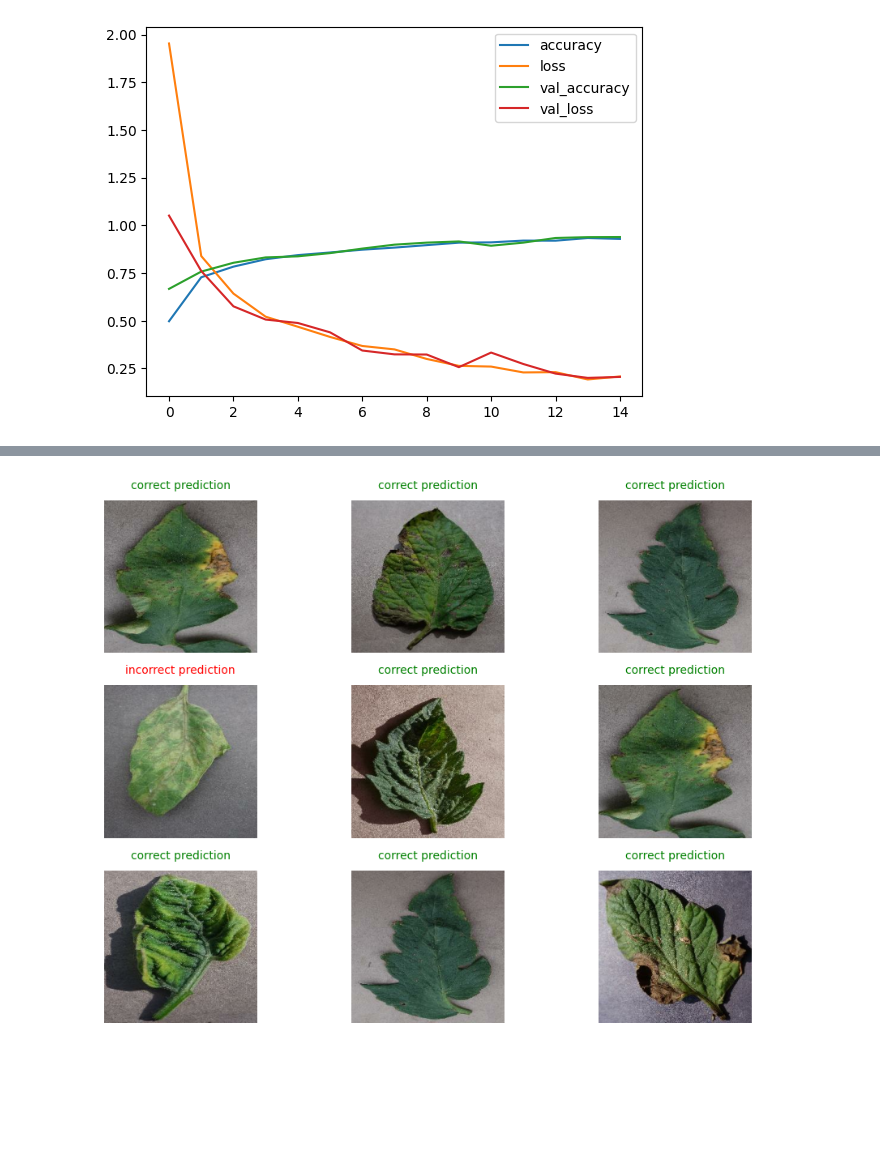
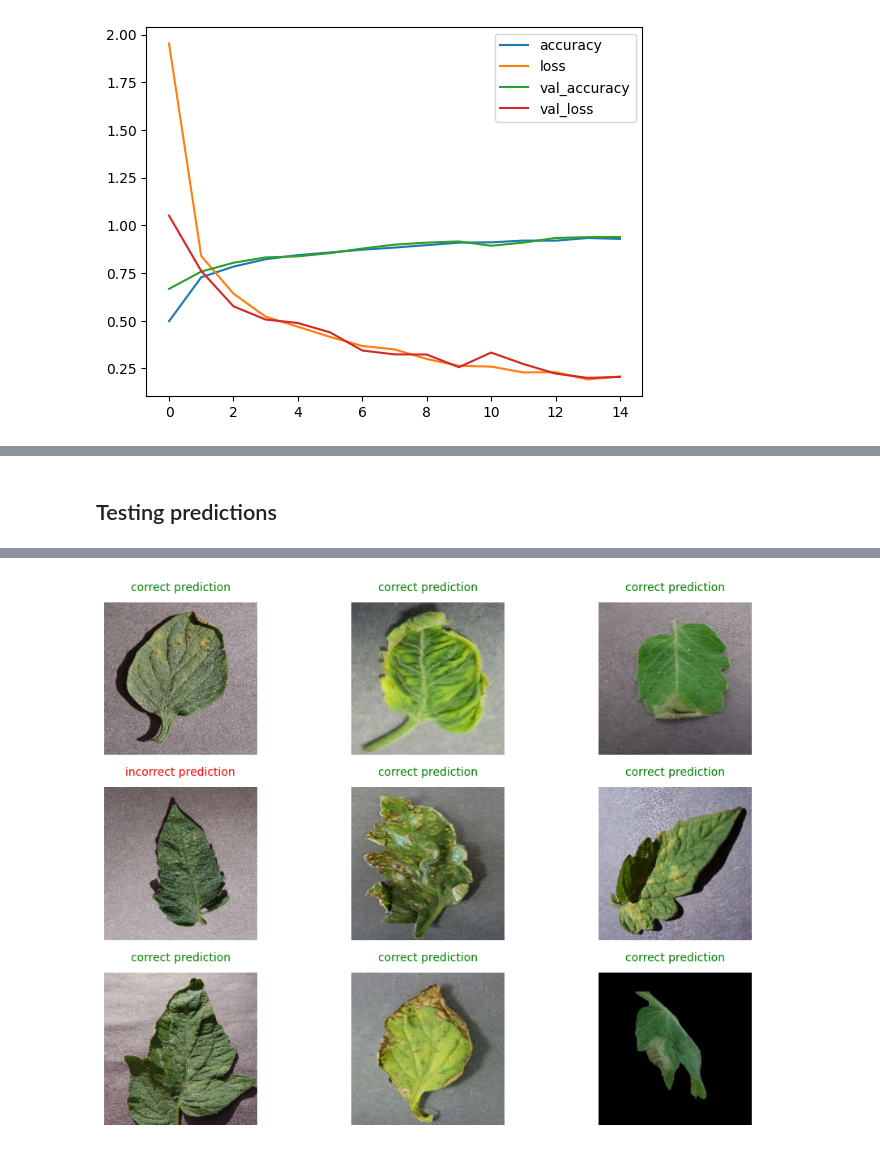
Before and after one commit to abduIbari/plantvillage, a Jupyter notebook: model.ipynb, the cells around one changed output, grey strips where cells are left out. Saved outputs shown, nothing was run; the diff lists cells and outputs as text; code cells hidden in the pictures; blank space fills up the shorter version.

```diff
--- a/model.ipynb
+++ b/model.ipynb
@@ -143,23 +211,27 @@ model3.evaluate(test_data)
+# %% [markdown]
+## Testing predictions
 # %%
-def test_predictions(batch):
+def test_predictions(test_data, y_test=true_labels, y_pred=predicted_labels):
     plt.figure(figsize=(10,7))
 
-    for image_batch, label_batch in batch:
-        predictions = model3.predict(image_batch, batch_size=batch_size)
-        all_predictions = tf.argmax(predictions, axis=1)
-
+    for image_batch, _ in test_data:
         for i in range(9):
             ax = plt.subplot(3, 3, i+1)
+
+            batch_size = len(image_batch)
             rand_image_index = random.randint(0, batch_size-1)
             ax.imshow(image_batch[rand_image_index] / 255)
-            our_prediction = class_names[all_predictions[rand_image_index]]
-            label = class_names[label_batch[rand_image_index]]
+
+            our_prediction = class_names[y_pred[rand_image_index]]
+            label = class_names[y_test[rand_image_index]]
+
             title_color, title = ("green", "correct prediction") if our_prediction == label else ("red", "incorrect prediction")
+
             ax.set_title(title, color=title_color, fontsize=10, pad=10)
             ax.axis(False)
 
     plt.tight_layout()
     plt.show()
 
-test_predictions(batch=selected_batch)
+test_predictions(test_data)
 # %% [output]
@@ -167 +238 @@ test_predictions(batch=selected_batch)
-[figure, old version]
+[figure, new version]
```
Also changed, not shown: parts of 5 cells of this notebook.
